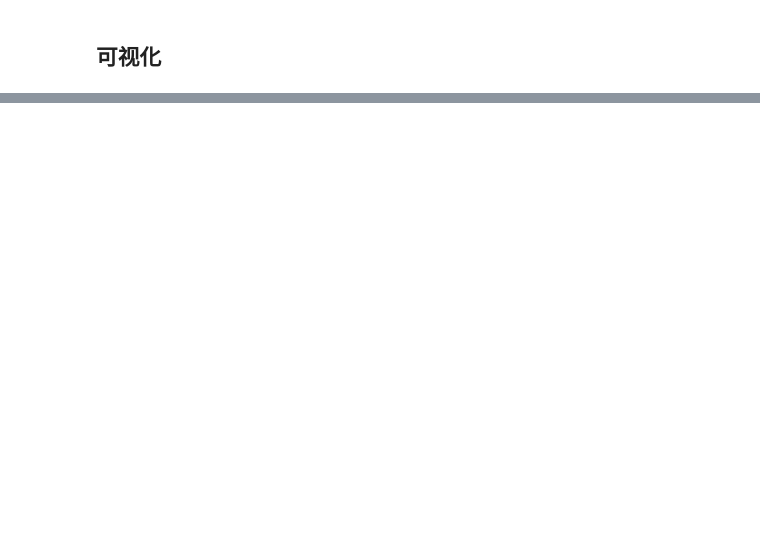
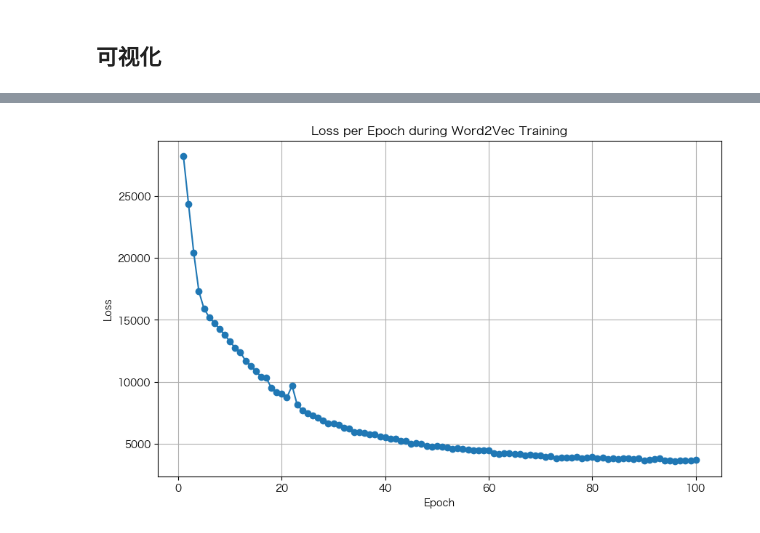
Before and after one commit to Huang-Jingxiang/Course_homework, a Jupyter notebook: 文本数据分析/522024110018_黄靖翔_Chapter 8词嵌入模型.ipynb, the cells around one changed output, grey strips where cells are left out. Drawn from its saved outputs; the diff is of its cells as text; code cells hidden in the pictures; blank space fills up the shorter version.

```diff
--- a/文本数据分析/522024110018_黄靖翔_Chapter 8词嵌入模型.ipynb
+++ b/文本数据分析/522024110018_黄靖翔_Chapter 8词嵌入模型.ipynb
@@ -177,22 +180,41 @@ plt.show()
 # %%
+import matplotlib.pyplot as plt
 from gensim.models.callbacks import CallbackAny2Vec
+from gensim.models import Word2Vec
 import logging
 
+# 定义用于记录 loss 的回调类
 class LossCallback(CallbackAny2Vec):
-    """Callback to log loss after each epoch."""
-
     def __init__(self):
         self.epoch = 0
         self.loss_previous_step = 0.0
+        self.losses = []  # 用于保存每个 epoch 的 loss
 
     def on_epoch_end(self, model):
         loss = model.get_latest_training_loss()
         loss_now = loss - self.loss_previous_step
+        self.losses.append(loss_now)
         self.loss_previous_step = loss
         logging.info(f'Loss after epoch {self.epoch}: {loss_now}')
         print(f'Loss after epoch {self.epoch}: {loss_now}')
         self.epoch += 1
 
-from gensim.models import Word2Vec
-model = Word2Vec(corpus, epochs=100, compute_loss=True, callbacks=[LossCallback()], seed=42)
+# 准备你的语料（替换为你的实际语料）
+# corpus = [...]
+
+# 实例化回调器
+loss_logger = LossCallback()
+
+# 训练模型
+model = Word2Vec(corpus, epochs=100, compute_loss=True, callbacks=[loss_logger], seed=42)
+
+# 绘制 loss 曲线
+plt.figure(figsize=(10, 6))
+plt.plot(range(1, len(loss_logger.losses) + 1), loss_logger.losses, marker='o')
+plt.title('Loss per Epoch during Word2Vec Training')
+plt.xlabel('Epoch')
+plt.ylabel('Loss')
+plt.grid(True)
+plt.savefig('word2vec_loss_curve.jpg')  # 保存为图片
+plt.show()
 # %% [output]
@@ -215,0 +238 @@ Loss after epoch 99: 3701.375
+[figure, added]
```
Also changed, not shown: parts of 6 cells of this notebook.
